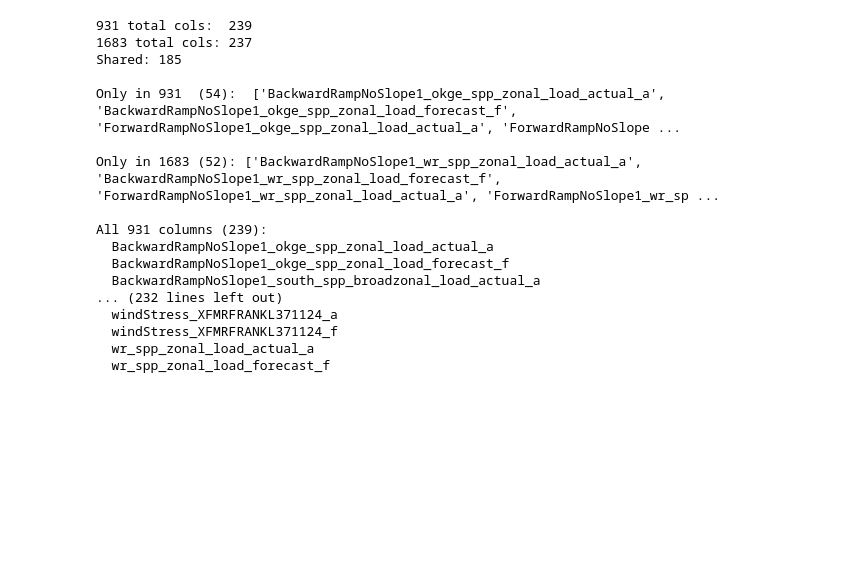
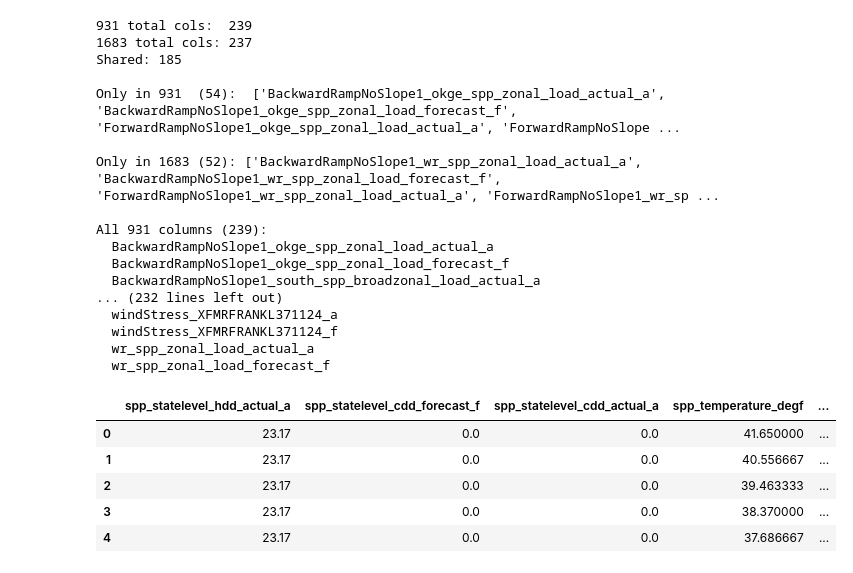
Before and after one commit to qingcheng-rgb/Qingcheng, a Jupyter notebook: QCTest/Ultra/Backtester.ipynb, the cells around one changed output. Cells and saved outputs as stored; diff of their text form; code cells hidden in the pictures; blank space fills up the shorter version.

```diff
--- a/QCTest/Ultra/Backtester.ipynb
+++ b/QCTest/Ultra/Backtester.ipynb
@@ -205,3 +553,13 @@ All 931 columns (239):
   windStress_XFMRFRANKL371124_f
   wr_spp_zonal_load_actual_a
   wr_spp_zonal_load_forecast_f
+# %%
+full_table = pd.read_csv('/var/www/python/Qingcheng/WFiles/Ultra/1-30_4-30_full.csv',nrows=5)
+full_table.iloc[:,40:50]
+# %% [output]
+|  | spp_statelevel_hdd_actual_a | spp_statelevel_cdd_forecast_f | spp_statelevel_cdd_actual_a | spp_temperature_degf | ... |
+| 0 | 23.17 | 0.0 | 0.0 | 41.650000 | ... |
+| 1 | 23.17 | 0.0 | 0.0 | 40.556667 | ... |
+| 2 | 23.17 | 0.0 | 0.0 | 39.463333 | ... |
+| 3 | 23.17 | 0.0 | 0.0 | 38.370000 | ... |
+| 4 | 23.17 | 0.0 | 0.0 | 37.686667 | ... |
```
Also changed, not shown: parts of 9 cells of this notebook, 40 other files.
